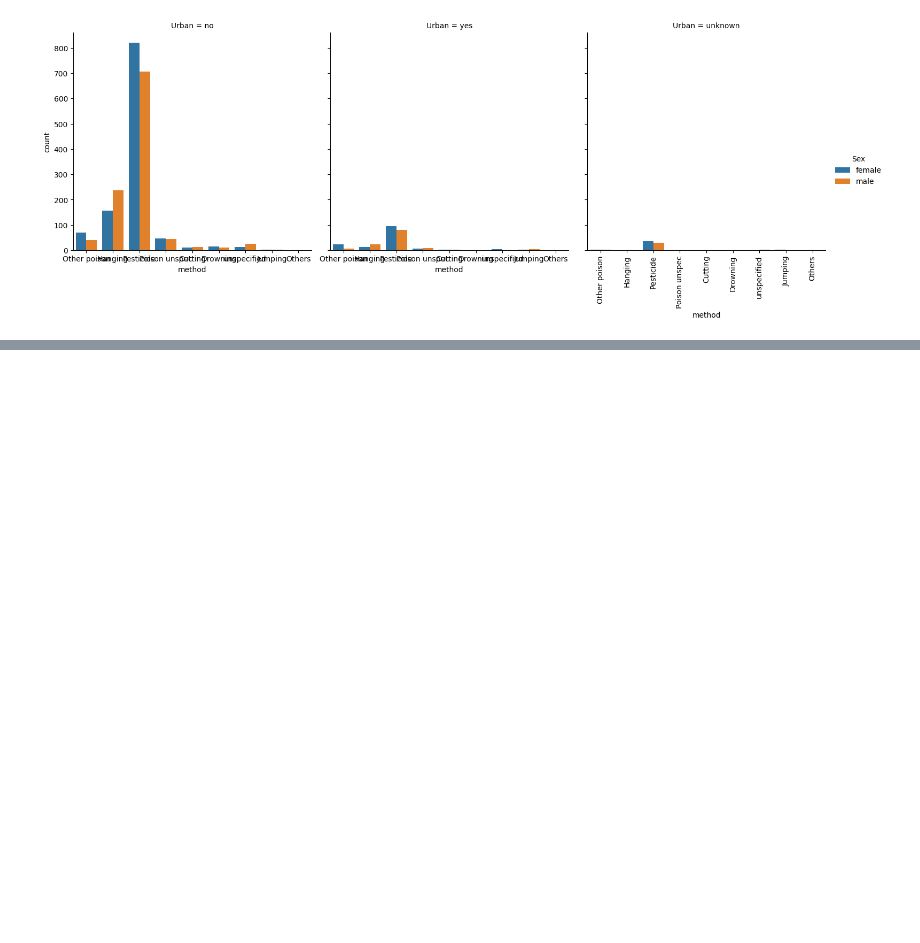
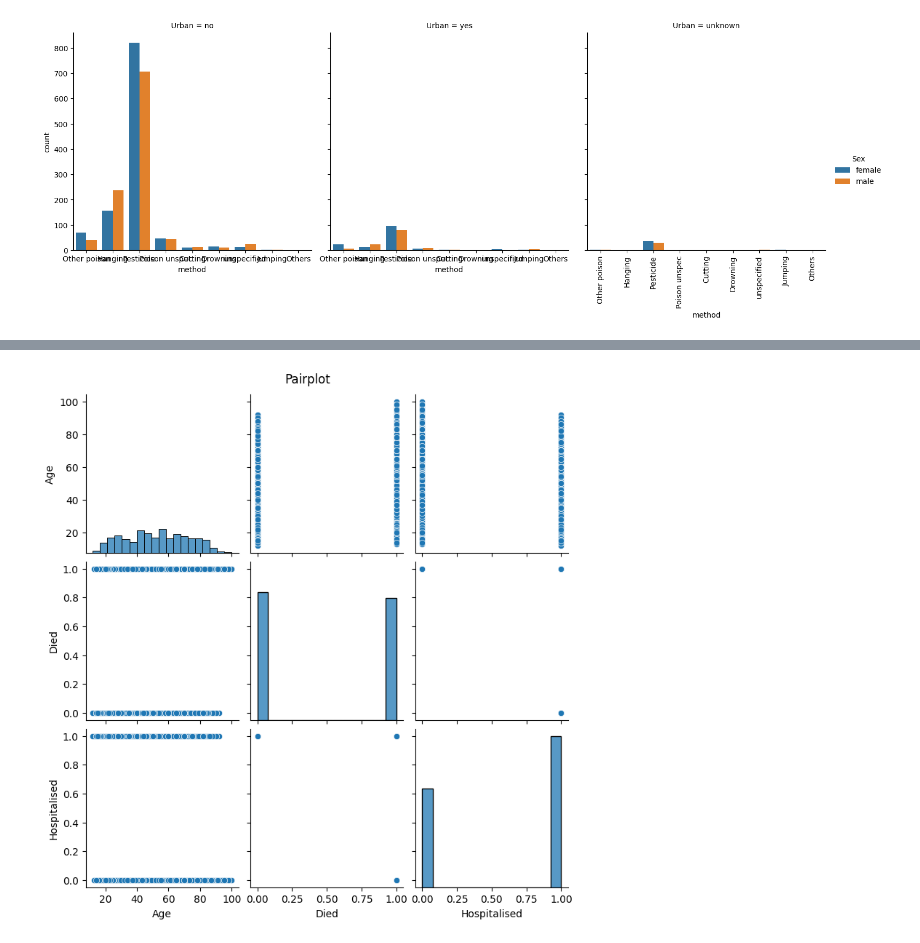
Before and after one commit to PSURI1894/EDA_22BDS0116, a Jupyter notebook: 22BDS0116.ipynb, the cells around one changed output, grey strips where cells are left out. Cells and saved outputs as stored; diff of their text form; code cells hidden in the pictures; blank space fills up the shorter version.

```diff
--- a/22BDS0116.ipynb
+++ b/22BDS0116.ipynb
@@ -138,0 +173,8 @@ plt.show()
+# %%
+#Pairplot
+# This will not add much with limited numerics but valid for full dataset
+sns.pairplot(df_corr[['Age', 'Died', 'Hospitalised']])
+plt.suptitle("Pairplot", y=1.02)
+plt.show()
+# %% [output]
+[figure, added]
```
Also changed, not shown: parts of 2 cells of this notebook.
